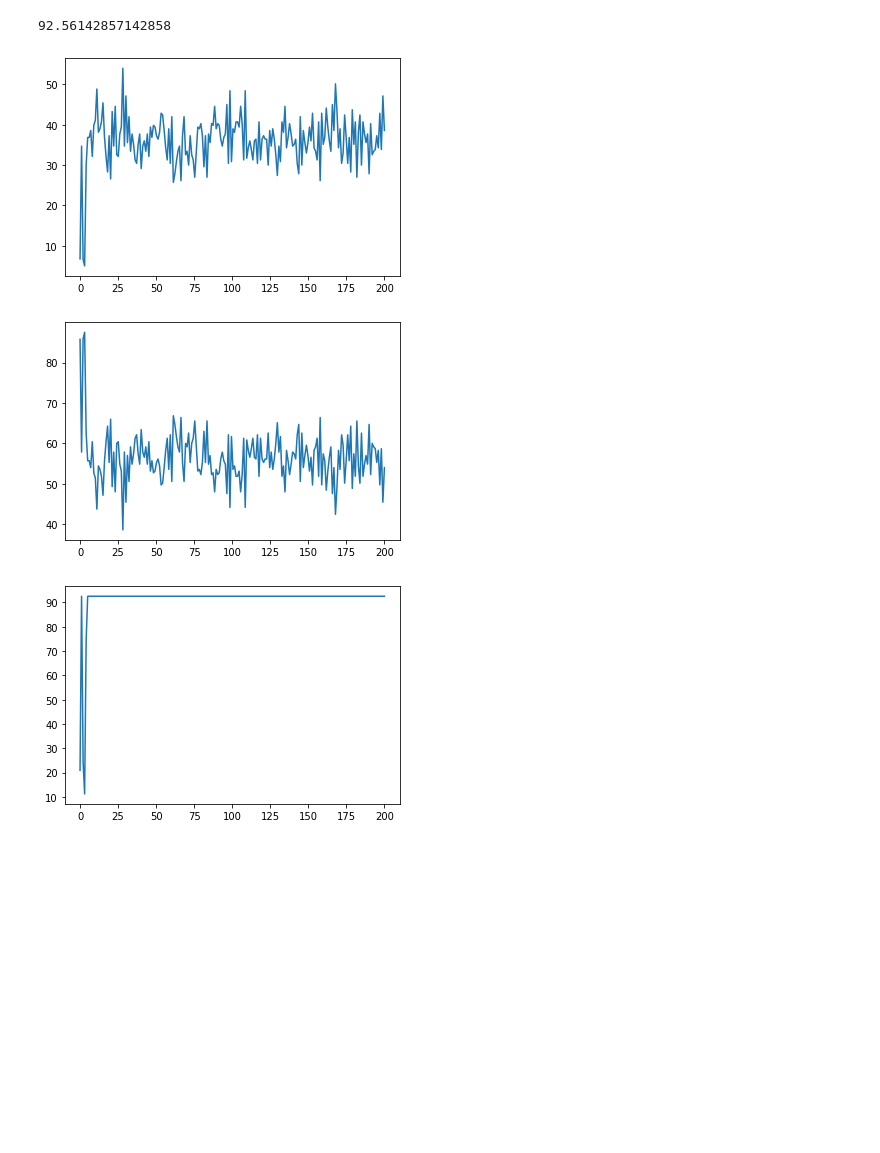
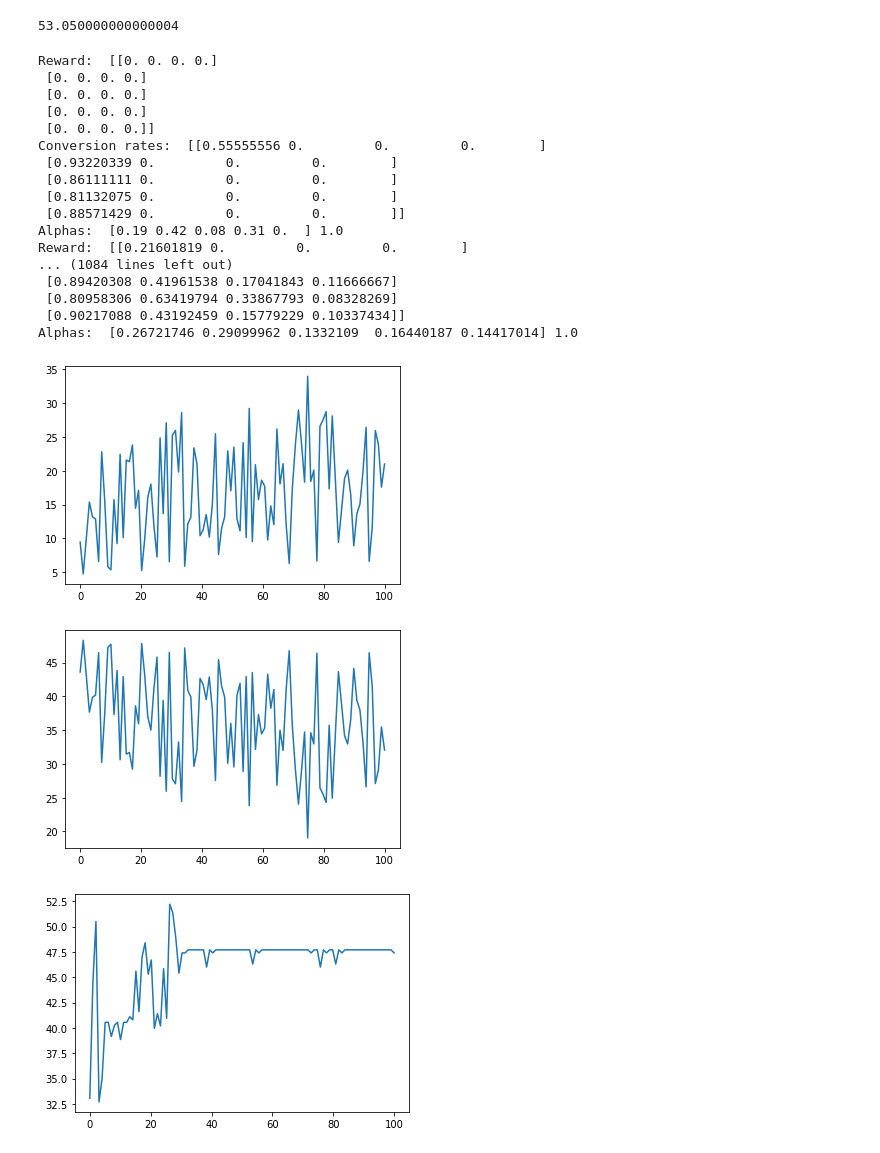
Before and after one commit to alemolteni/team4_projectOLA, a Jupyter notebook: Step3-UCB.ipynb, the cells around one changed output. Cells and saved outputs as stored; diff of their text form; code cells hidden in the pictures; blank space fills up the shorter version.

```diff
--- a/Step3-UCB.ipynb
+++ b/Step3-UCB.ipynb
@@ -16,7 +17,7 @@ def totalMarginPerNodePerUser (envReturn, marginsPerPrice, pulledArm, n_user):
         TotMargin += marginsPerPrice[e.product][pulledArm[e.product]] * e.units
     return TotMargin / n_user
 # %%
-config_path = "Configs/config3.json"
+config_path = "Configs/config1.json"
 env = Environment(config_path=config_path)
 
 f = open(config_path)
@@ -64,4 +65,6 @@ for arm in optimal:
     optimalConv[prod] = conversionRates[prod][arm]
     optimalMarg[prod] = margins[prod][arm]
     prod += 1
+
+print(clickProb, alphas)
 # %% [output]
@@ -73,11 +81,12 @@ graphEval = GraphEvaluator(products_list=productList, click_prob_matrix=clickPro
 optimalConfOptimalMarg = graphEval.computeMargin()
 print(optimalConfOptimalMarg)
 # %% [output]
-92.56142857142858
+53.050000000000004
 # %%
-learner = UCB_CR(margins=margins, clickProbability=clickProb, alphas=alphas, secondary=secondary, Lambda=Lambda, debug=False)
-#learner = UCB(margins=margins)
-n_experiments = 200
+#learner = UCB_CR(margins=margins, clickProbability=clickProb, alphas=alphas, secondary=secondary, Lambda=Lambda, debug=False)
+learner = UCB_Step4(margins=margins, clickProbability=clickProb, secondary=secondary, Lambda=Lambda, debug=True)
+#learner = UCB_Step5(margins=margins, alphas=alphas, conversion_rates=conversionRates, secondary=secondary, Lambda=Lambda, debug=False)
+n_experiments = 100
 
 list_margins_UCB = []
 list_margins_graphEval = []
@@ -89,33 +98,50 @@ for t in range(0, n_experiments):
     conf = learner.pull_arm()
     #print(conf)
     env.setPriceLevels(conf)
     rew = env.round()
     list_margins_UCB.append(totalMarginPerNodePerUser(rew["episodes"], margins, conf, totUser))
 
     prod=0
     for arm in conf:
         geConv[prod] = conversionRates[prod][arm]
         geMArg[prod] = margins[prod][arm]
         prod += 1
 
     graphEval = GraphEvaluator(products_list=productList, click_prob_matrix=clickProb, lambda_prob=Lambda,
                     alphas=alphas, conversion_rates=geConv, margins=geMArg, units_mean=unitsMean, verbose=False)
 
     list_margins_graphEval.append(graphEval.computeMargin())
     learner.update(rew)
 
 x = np.linspace(0, n_experiments, n_experiments)
 fig1, ax1 = plt.subplots()
 ax1.plot(x, list_margins_UCB)
 fig2, ax2 = plt.subplots()
 ax2.plot(x, optimalConfOptimalMarg-list_margins_UCB)
 fig3, ax3 = plt.subplots()
 ax3.plot(x, list_margins_graphEval)
 fig4, ax4 = plt.subplots()
 ax4.plot(x, optimalConfOptimalMarg-list_margins_graphEval)
 
 plt.show()
 # %% [output]
+Reward:  [[0. 0. 0. 0.]
+ [0. 0. 0. 0.]
+ [0. 0. 0. 0.]
+ [0. 0. 0. 0.]
+ [0. 0. 0. 0.]]
+Conversion rates:  [[0.55555556 0.         0.         0.        ]
+ [0.93220339 0.         0.         0.        ]
+ [0.86111111 0.         0.         0.        ]
+ [0.81132075 0.         0.         0.        ]
+ [0.88571429 0.         0.         0.        ]]
+Alphas:  [0.19 0.42 0.08 0.31 0.  ] 1.0
+Reward:  [[0.21601819 0.         0.         0.        ]
+... (1084 lines left out)
+ [0.89420308 0.41961538 0.17041843 0.11666667]
+ [0.80958306 0.63419794 0.33867793 0.08328269]
+ [0.90217088 0.43192459 0.15779229 0.10337434]]
+Alphas:  [0.26721746 0.29099962 0.1332109  0.16440187 0.14417014] 1.0
-[figure, old version]
+[figure, new version]
-[figure, old version]
+[figure, new version]
-[figure, old version]
+[figure, new version]
```
Also changed, not shown: parts of 3 cells of this notebook, 4 other files.
